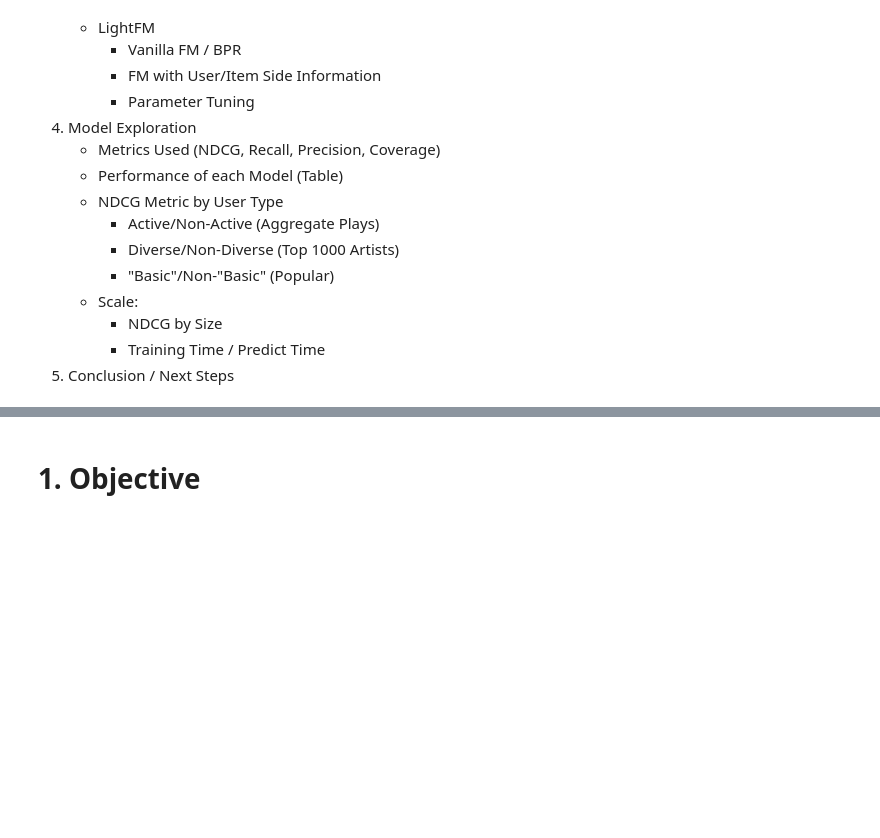
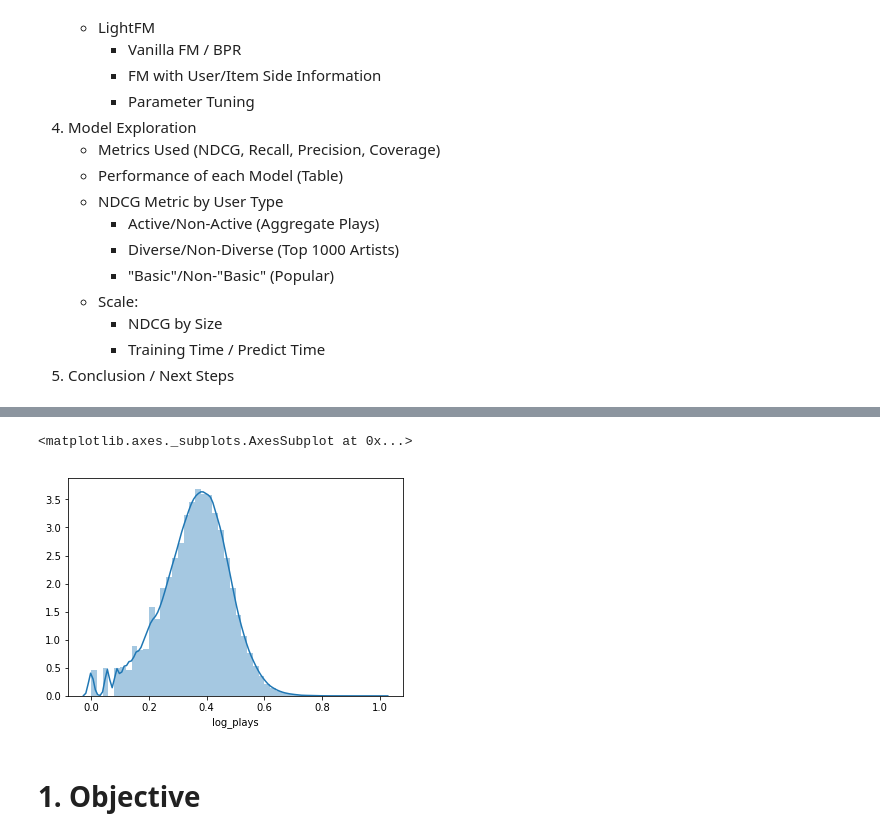
Before and after one commit to timjaya/lastfm, a Jupyter notebook: code/Main.ipynb, the cells around one changed output, grey strips where cells are left out. Drawn from its saved outputs; the diff is of its cells as text; code cells hidden in the pictures; blank space fills up the shorter version.

```diff
--- a/code/Main.ipynb
+++ b/code/Main.ipynb
@@ -34,3 +51,14 @@ The structure of the analysis will be as such:
+# %%
+from sklearn.preprocessing import MinMaxScaler
+
+df['log_plays'] = df.plays.apply(lambda x: log(x))
+
+df.log_plays *= (1.0/df.log_plays.max())
+# %%
+sns.distplot(df.log_plays)
+# %% [output]
+<matplotlib.axes._subplots.AxesSubplot at 0x...>
+[figure, added]
 # %% [markdown]
 # 1. Objective
 # %% [markdown]
```
Also changed, not shown: parts of 19 cells of this notebook, 1 other file.
